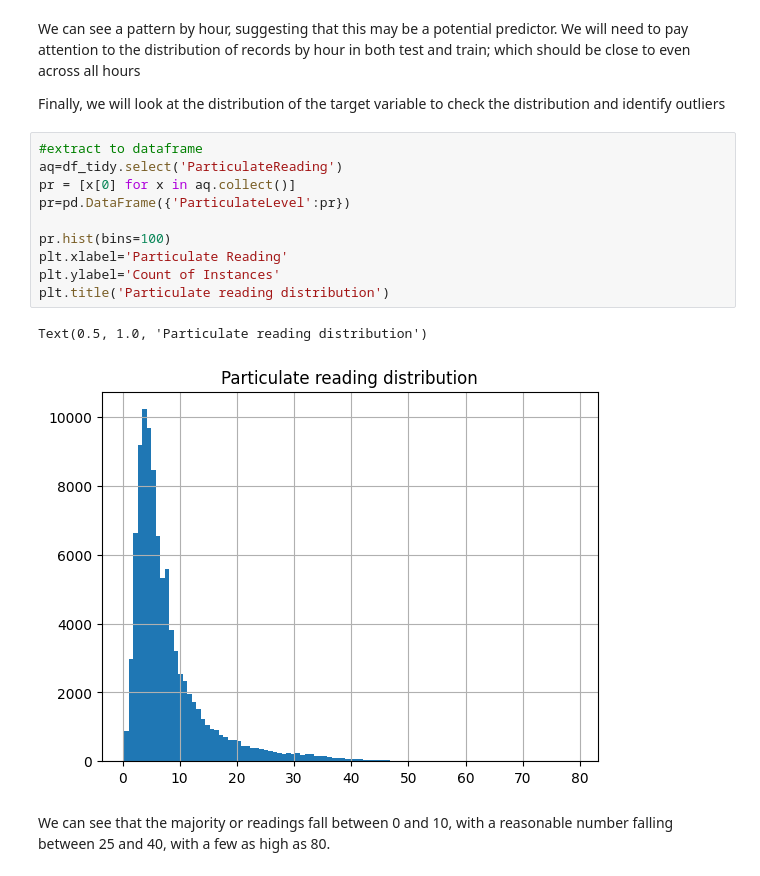
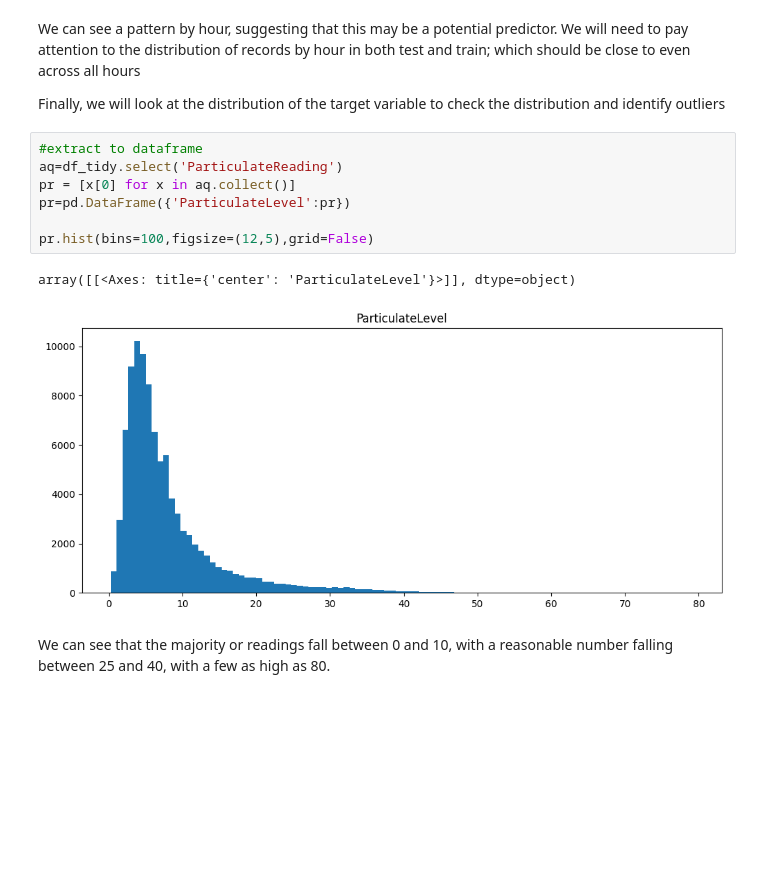
Before and after one commit to Pirate-Dan/MOD006902-Air-Quality, a Jupyter notebook: AirQuality_PreProcessing.ipynb, the cells around one changed output. Saved outputs shown, nothing was run; the diff lists cells and outputs as text; blank space fills up the shorter version.

```diff
--- a/AirQuality_PreProcessing.ipynb
+++ b/AirQuality_PreProcessing.ipynb
@@ -557,16 +548,13 @@ Finally, we will look at the distribution of the target variable to check the di
 # %%
 #extract to dataframe
 aq=df_tidy.select('ParticulateReading')
 pr = [x[0] for x in aq.collect()]
 pr=pd.DataFrame({'ParticulateLevel':pr})
 
-pr.hist(bins=100)
-plt.xlabel='Particulate Reading'
-plt.ylabel='Count of Instances'
-plt.title('Particulate reading distribution')
+pr.hist(bins=100,figsize=(12,5),grid=False)
 # %% [output]
-Text(0.5, 1.0, 'Particulate reading distribution')
+array([[<Axes: title={'center': 'ParticulateLevel'}>]], dtype=object)
-[figure, old version]
+[figure, new version]
 # %% [markdown]
 We can see that the majority or readings fall between 0 and 10, with a reasonable number falling between 25 and 40, with a few as high as 80.
 # %%
```
Also changed, not shown: parts of 7 cells of this notebook, 1 other file.
